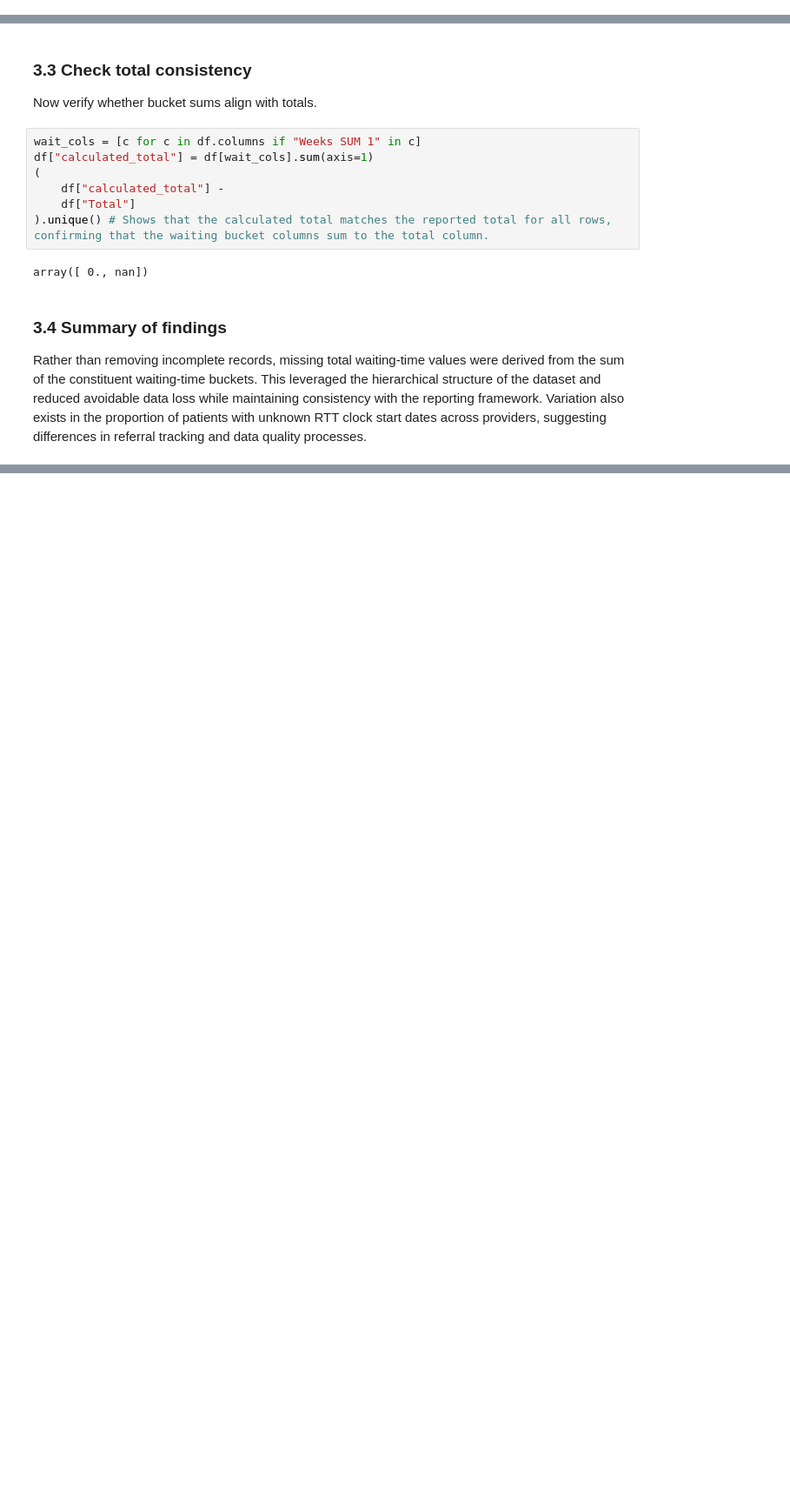
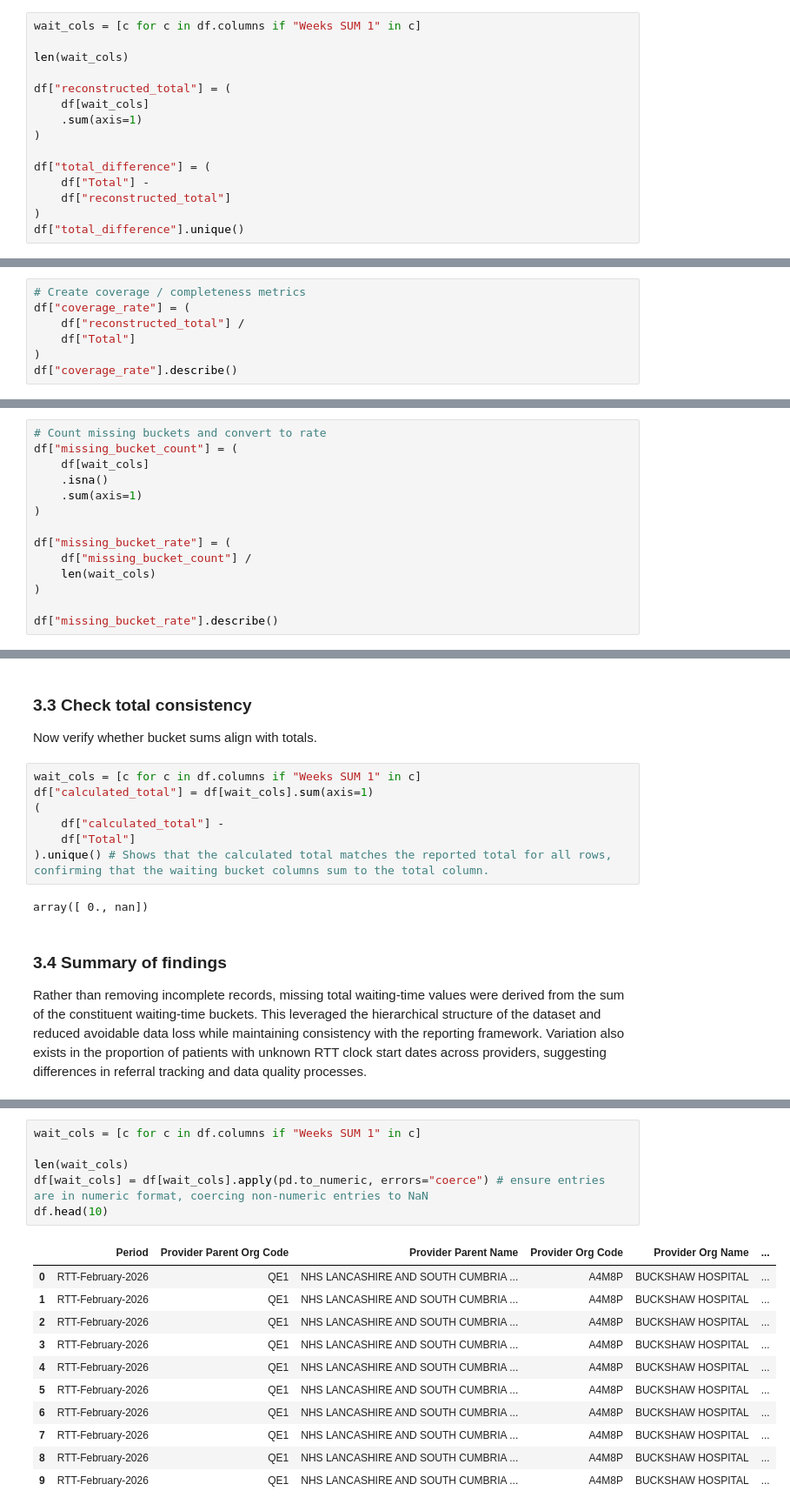
Before and after one commit to MeganRichards1/nhs-waiting-times-analysis, a Jupyter notebook: notebooks/project_analysis.ipynb, the cells around one changed output, grey strips where cells are left out. Shown at 87% size. Drawn from its saved outputs; the diff is of its cells as text; blank space fills up the shorter version.

```diff
--- a/notebooks/project_analysis.ipynb
+++ b/notebooks/project_analysis.ipynb
@@ -163,0 +166,15 @@ We can then use this updated `Total` column to fill the `Patients with unknown c
+# %%
+wait_cols = [c for c in df.columns if "Weeks SUM 1" in c]
+
+len(wait_cols)
+
+df["reconstructed_total"] = (
+    df[wait_cols]
+    .sum(axis=1)
+)
+
+df["total_difference"] = (
+    df["Total"] -
+    df["reconstructed_total"]
+)
+df["total_difference"].unique()
@@ -163,0 +183,7 @@ We can then use this updated `Total` column to fill the `Patients with unknown c
+# %%
+# Create coverage / completeness metrics
+df["coverage_rate"] = (
+    df["reconstructed_total"] /
+    df["Total"]
+)
+df["coverage_rate"].describe()
@@ -163,0 +202,14 @@ We can then use this updated `Total` column to fill the `Patients with unknown c
+# %%
+# Count missing buckets and convert to rate
+df["missing_bucket_count"] = (
+    df[wait_cols]
+    .isna()
+    .sum(axis=1)
+)
+
+df["missing_bucket_rate"] = (
+    df["missing_bucket_count"] /
+    len(wait_cols)
+)
+
+df["missing_bucket_rate"].describe()
@@ -221,0 +291,18 @@ The goal of this section is to find meaningful summary features, interpretable c
+# %%
+wait_cols = [c for c in df.columns if "Weeks SUM 1" in c]
+
+len(wait_cols)
+df[wait_cols] = df[wait_cols].apply(pd.to_numeric, errors="coerce") # ensure entries are in numeric format, coercing non-numeric entries to NaN
+df.head(10)
+# %% [output]
+|  | Period | Provider Parent Org Code | Provider Parent Name | Provider Org Code | Provider Org Name | ... |
+| 0 | RTT-February-2026 | QE1 | NHS LANCASHIRE AND SOUTH CUMBRIA ... | A4M8P | BUCKSHAW HOSPITAL | ... |
+| 1 | RTT-February-2026 | QE1 | NHS LANCASHIRE AND SOUTH CUMBRIA ... | A4M8P | BUCKSHAW HOSPITAL | ... |
+| 2 | RTT-February-2026 | QE1 | NHS LANCASHIRE AND SOUTH CUMBRIA ... | A4M8P | BUCKSHAW HOSPITAL | ... |
+| 3 | RTT-February-2026 | QE1 | NHS LANCASHIRE AND SOUTH CUMBRIA ... | A4M8P | BUCKSHAW HOSPITAL | ... |
+| 4 | RTT-February-2026 | QE1 | NHS LANCASHIRE AND SOUTH CUMBRIA ... | A4M8P | BUCKSHAW HOSPITAL | ... |
+| 5 | RTT-February-2026 | QE1 | NHS LANCASHIRE AND SOUTH CUMBRIA ... | A4M8P | BUCKSHAW HOSPITAL | ... |
+| 6 | RTT-February-2026 | QE1 | NHS LANCASHIRE AND SOUTH CUMBRIA ... | A4M8P | BUCKSHAW HOSPITAL | ... |
+| 7 | RTT-February-2026 | QE1 | NHS LANCASHIRE AND SOUTH CUMBRIA ... | A4M8P | BUCKSHAW HOSPITAL | ... |
+| 8 | RTT-February-2026 | QE1 | NHS LANCASHIRE AND SOUTH CUMBRIA ... | A4M8P | BUCKSHAW HOSPITAL | ... |
+| 9 | RTT-February-2026 | QE1 | NHS LANCASHIRE AND SOUTH CUMBRIA ... | A4M8P | BUCKSHAW HOSPITAL | ... |
```
Also changed, not shown: parts of 16 cells of this notebook.
